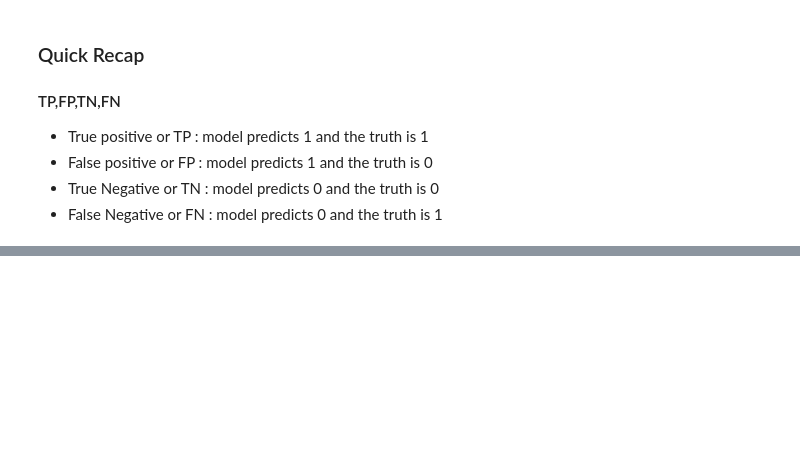
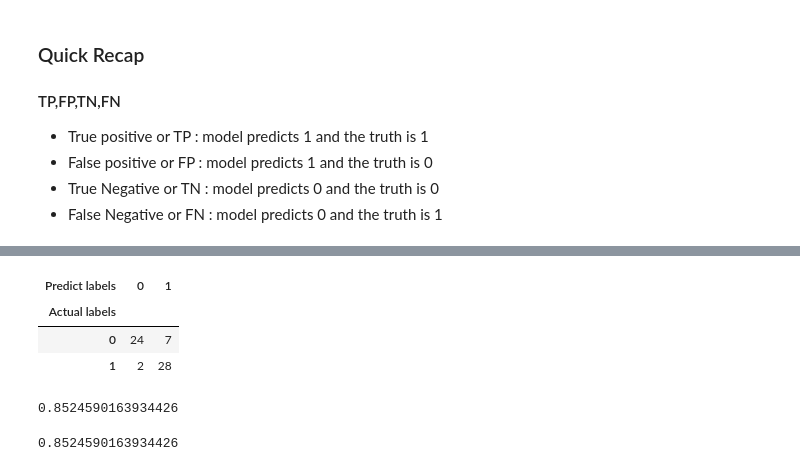
Before and after one commit to AmirMohammadKomijani/Heart_Disease_DataScience, a Jupyter notebook: Heart_Disease_classification.ipynb, the cells around one changed output, grey strips where cells are left out. Drawn from its saved outputs; the diff is of its cells as text; code cells hidden in the pictures; blank space fills up the shorter version.

```diff
--- a/Heart_Disease_classification.ipynb
+++ b/Heart_Disease_classification.ipynb
@@ -258,0 +318,2 @@ from sklearn.metrics import roc_curve
+# %%
+y_preds = clf.predict(x_test)
@@ -258,0 +329,20 @@ from sklearn.metrics import roc_curve
+# %%
+pd.crosstab(
+    y_test,
+    y_preds,
+    rownames = ['Actual labels'],
+    colnames = ['Predict labels']
+)
+# %% [output]
+| Predict labels | 0 | 1 |
+| Actual labels |  |  |
+| 0 | 24 | 7 |
+| 1 | 2 | 28 |
+# %%
+(24 + 28) / (24 + 28 + 7 + 2)
+# %% [output]
+0.8524590163934426
+# %%
+clf.score(x_test,y_test)
+# %% [output]
+0.8524590163934426
```
Also changed, not shown: parts of 10 cells of this notebook.
